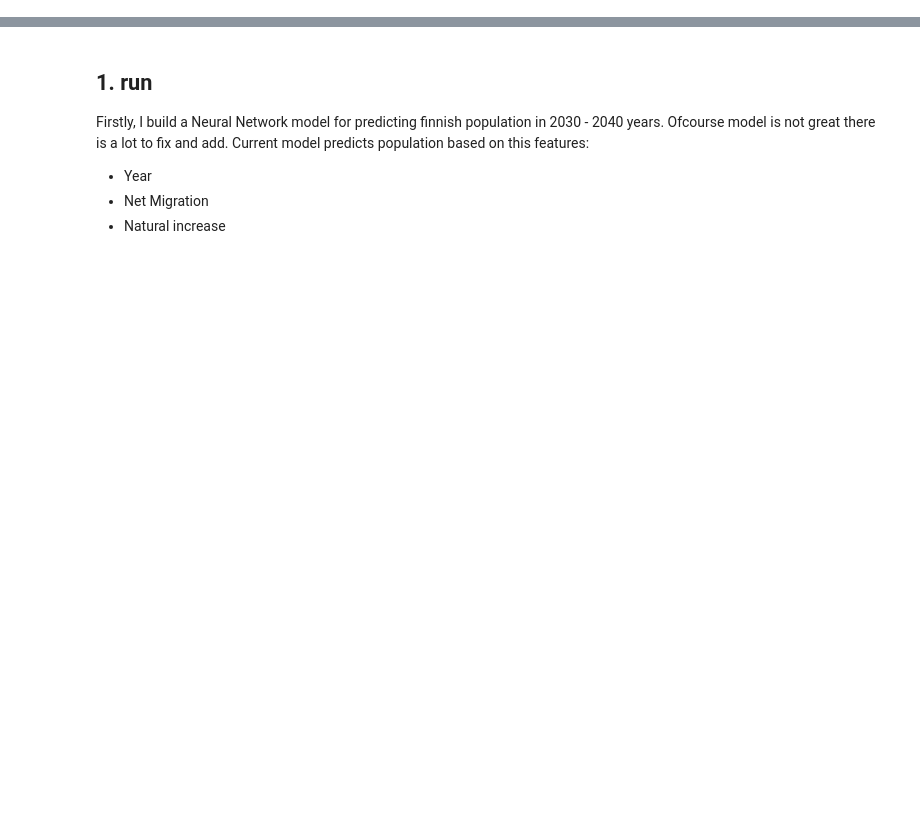
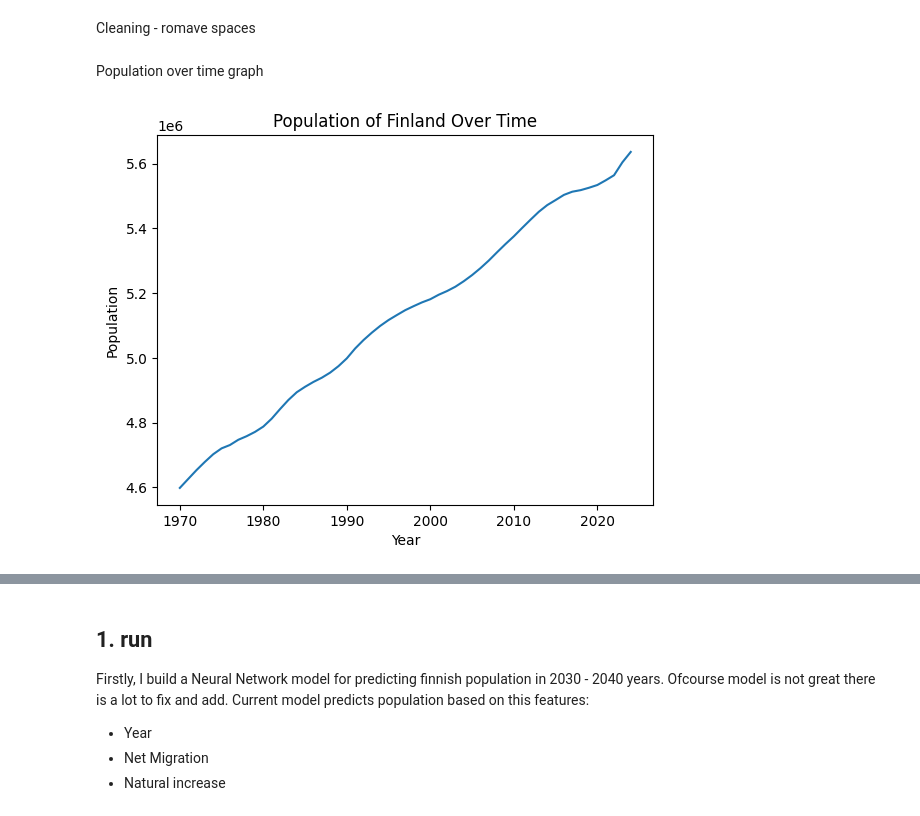
Before and after one commit to Rolands-Prohorovs/Machine-Learning, a Jupyter notebook: Population shifts in Finland/model4.ipynb, the cells around one changed output, grey strips where cells are left out. Saved outputs shown, nothing was run; the diff lists cells and outputs as text; code cells hidden in the pictures; blank space fills up the shorter version.

Commit message:
Finnish population model and documentation

```diff
--- a/Population shifts in Finland/model4.ipynb
+++ b/Population shifts in Finland/model4.ipynb
@@ -0,0 +12,3 @@
+# %%
+df = pd.read_csv("dataset.csv")
+df.head()
@@ -0,0 +22,16 @@
+# %% [markdown]
+Cleaning - romave spaces
+# %%
+df.columns = df.columns.str.strip()
+df = df.sort_values("Year")
+# %% [markdown]
+Population over time graph
+# %%
+plt.figure()
+plt.plot(df["Year"], df["Population"])
+plt.xlabel("Year")
+plt.ylabel("Population")
+plt.title("Population of Finland Over Time")
+plt.show()
+# %% [output]
+[figure, added]
```
Also changed, not shown: parts of 27 cells of this notebook, 3 other files.
